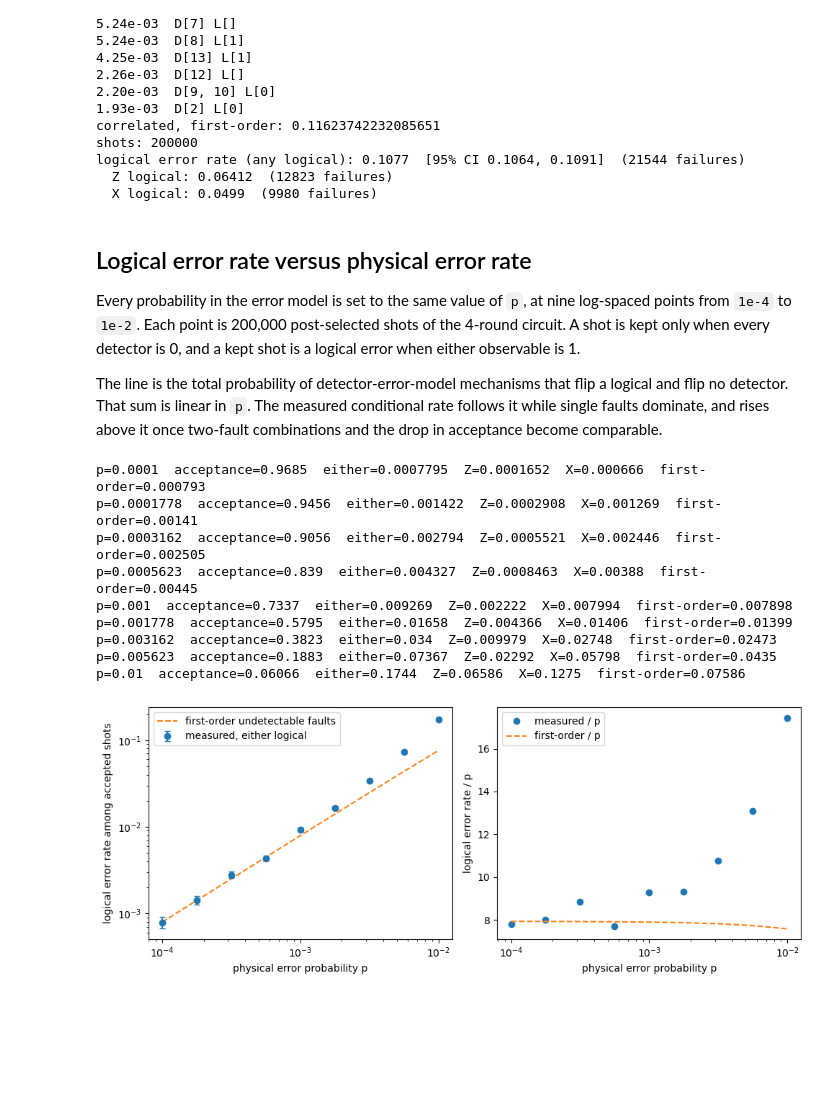
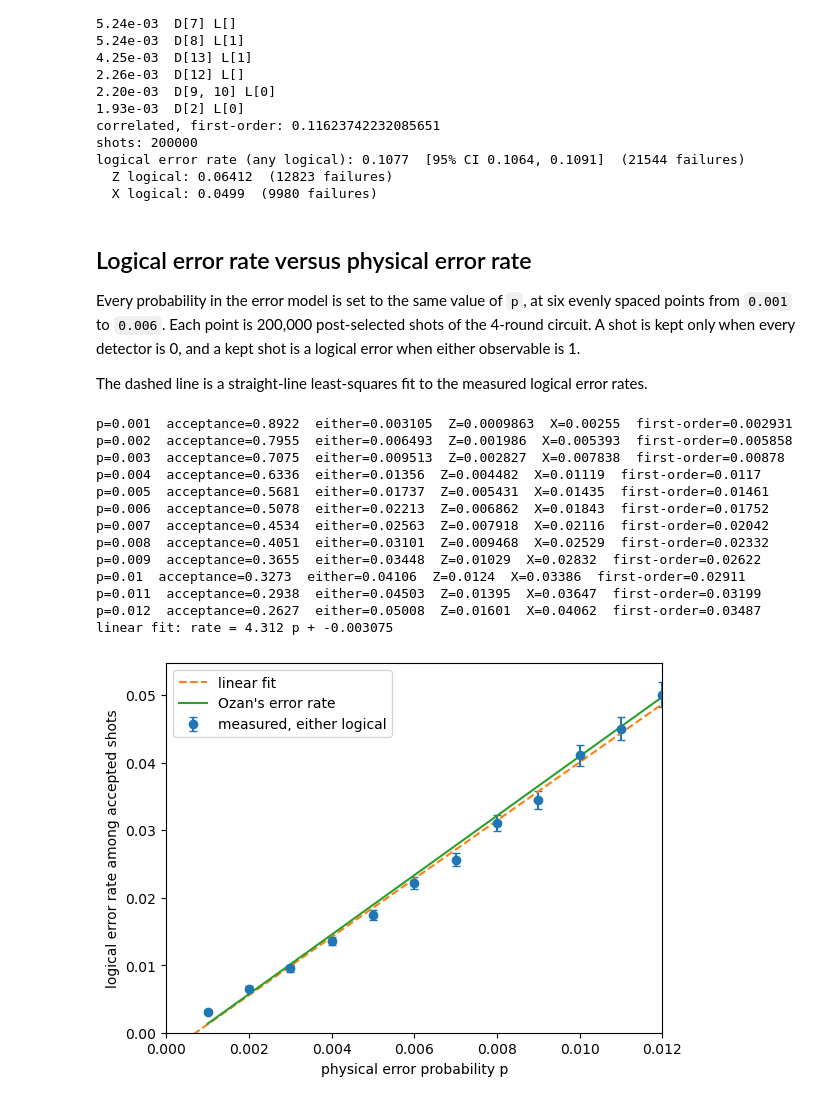
Before and after one commit to OliverRedhead/Floquet-Codes-Preparing-Magic-States, a Jupyter notebook: CSS_honeycomb/testing/simulation.ipynb, the cells around one changed output. Drawn from its saved outputs; the diff is of its cells as text; code cells hidden in the pictures; blank space fills up the shorter version.

Commit message:
Plotting the logical error rates and comparing to Ozan's analytical model

```diff
--- a/CSS_honeycomb/testing/simulation.ipynb
+++ b/CSS_honeycomb/testing/simulation.ipynb
@@ -260,15 +260,15 @@ logical error rate (any logical): 0.1077  [95% CI 0.1064, 0.1091]  (21544 failur
 # %% [markdown]
 ## Logical error rate versus physical error rate
 
-Every probability in the error model is set to the same value of `p`, at nine log-spaced points from `1e-4` to `1e-2`. Each point is 200,000 post-selected shots of the 4-round circuit. A shot is kept only when every detector is 0, and a kept shot is a logical error when either observable is 1.
+Every probability in the error model is set to the same value of `p`, at six evenly spaced points from `0.001` to `0.006`. Each point is 200,000 post-selected shots of the 4-round circuit. A shot is kept only when every detector is 0, and a kept shot is a logical error when either observable is 1.
 
-The line is the total probability of detector-error-model mechanisms that flip a logical and flip no detector. That sum is linear in `p`. The measured conditional rate follows it while single faults dominate, and rises above it once two-fault combinations and the drop in acceptance become comparable.
+The dashed line is a straight-line least-squares fit to the measured logical error rates.
 # %%
 import json
 from sims import wilson_interval
 
 base = json.load(open("error_model.json"))
-p_values = np.logspace(-4, -2, 9)
+p_values = np.linspace(0.001, 0.012, 12)
 shots = 200_000
 
 rows = []
@@ -298,55 +298,56 @@ for p in p_values:
     if n_accepted == 0:
         rate = z_rate = x_rate = np.nan
         lo, hi = 0.0, 1.0
         print(f"p={p:.4g}  acceptance={acceptance:.4g}  no shots accepted  first-order={first_order:.4g}")
     else:
         kept = obs[accepted]
         k_z = int(kept[:, 0].sum())
         k_x = int(kept[:, 1].sum())
         k_either = int(kept.any(axis=1).sum())
         z_rate = k_z / n_accepted
         x_rate = k_x / n_accepted
         rate = k_either / n_accepted
         lo, hi = wilson_interval(k_either, n_accepted)
         print(
             f"p={p:.4g}  acceptance={acceptance:.4g}  "
             f"either={rate:.4g}  Z={z_rate:.4g}  X={x_rate:.4g}  "
             f"first-order={first_order:.4g}"
         )
 
     rows.append((p, acceptance, rate, lo, hi, z_rate, x_rate, first_order))
 
 ps, acceptances, rates, los, his, z_rates, x_rates, first_orders = map(np.array, zip(*rows))
 
-fig, axes = plt.subplots(1, 2, figsize=(10, 4))
 
 lower = np.maximum(rates - los, 0)
 upper = np.maximum(his - rates, 0)
-axes[0].errorbar(ps, rates, yerr=[lower, upper], fmt="o", capsize=3, label="measured, either logical")
-axes[0].plot(ps, first_orders, "--", label="first-order undetectable faults")
-axes[0].set_xscale("log")
-axes[0].set_yscale("log")
-axes[0].set_xlabel("physical error probability p")
-axes[0].set_ylabel("logical error rate among accepted shots")
-axes[0].legend()
+ok = np.isfinite(rates)
+slope, intercept = np.polyfit(ps[ok], rates[ok], 1)
+print(f"linear fit: rate = {slope:.4g} p + {intercept:.4g}")
+p_line = np.array([0.0, 0.012])
+plt.errorbar(ps, rates, yerr=[lower, upper], fmt="o", capsize=3, label="measured, either logical")
+plt.plot(p_line, slope * p_line + intercept, "--", label="linear fit")
+plt.xlim(0, 0.012)
+plt.ylim(bottom=0)
+plt.plot(ps, ps*4.4 + intercept, label="Ozan's error rate")
+plt.xlabel("physical error probability p")
+plt.ylabel("logical error rate among accepted shots")
+plt.legend()
 
-axes[1].plot(ps, rates / ps, "o", label="measured / p")
-axes[1].plot(ps, first_orders / ps, "--", label="first-order / p")
-axes[1].set_xscale("log")
-axes[1].set_xlabel("physical error probability p")
-axes[1].set_ylabel("logical error rate / p")
-axes[1].legend()
 
-fig.tight_layout()
 plt.show()
 # %% [output]
-p=0.0001  acceptance=0.9685  either=0.0007795  Z=0.0001652  X=0.000666  first-order=0.000793
-p=0.0001778  acceptance=0.9456  either=0.001422  Z=0.0002908  X=0.001269  first-order=0.00141
-p=0.0003162  acceptance=0.9056  either=0.002794  Z=0.0005521  X=0.002446  first-order=0.002505
-p=0.0005623  acceptance=0.839  either=0.004327  Z=0.0008463  X=0.00388  first-order=0.00445
-p=0.001  acceptance=0.7337  either=0.009269  Z=0.002222  X=0.007994  first-order=0.007898
-p=0.001778  acceptance=0.5795  either=0.01658  Z=0.004366  X=0.01406  first-order=0.01399
-p=0.003162  acceptance=0.3823  either=0.034  Z=0.009979  X=0.02748  first-order=0.02473
-p=0.005623  acceptance=0.1883  either=0.07367  Z=0.02292  X=0.05798  first-order=0.0435
-p=0.01  acceptance=0.06066  either=0.1744  Z=0.06586  X=0.1275  first-order=0.07586
+p=0.001  acceptance=0.8922  either=0.003105  Z=0.0009863  X=0.00255  first-order=0.002931
+p=0.002  acceptance=0.7955  either=0.006493  Z=0.001986  X=0.005393  first-order=0.005858
+p=0.003  acceptance=0.7075  either=0.009513  Z=0.002827  X=0.007838  first-order=0.00878
+p=0.004  acceptance=0.6336  either=0.01356  Z=0.004482  X=0.01119  first-order=0.0117
+p=0.005  acceptance=0.5681  either=0.01737  Z=0.005431  X=0.01435  first-order=0.01461
+p=0.006  acceptance=0.5078  either=0.02213  Z=0.006862  X=0.01843  first-order=0.01752
+p=0.007  acceptance=0.4534  either=0.02563  Z=0.007918  X=0.02116  first-order=0.02042
+p=0.008  acceptance=0.4051  either=0.03101  Z=0.009468  X=0.02529  first-order=0.02332
+p=0.009  acceptance=0.3655  either=0.03448  Z=0.01029  X=0.02832  first-order=0.02622
+p=0.01  acceptance=0.3273  either=0.04106  Z=0.0124  X=0.03386  first-order=0.02911
+p=0.011  acceptance=0.2938  either=0.04503  Z=0.01395  X=0.03647  first-order=0.03199
+p=0.012  acceptance=0.2627  either=0.05008  Z=0.01601  X=0.04062  first-order=0.03487
+linear fit: rate = 4.312 p + -0.003075
-[figure, old version]
+[figure, new version]
```
Also changed, not shown: 2 other files.
